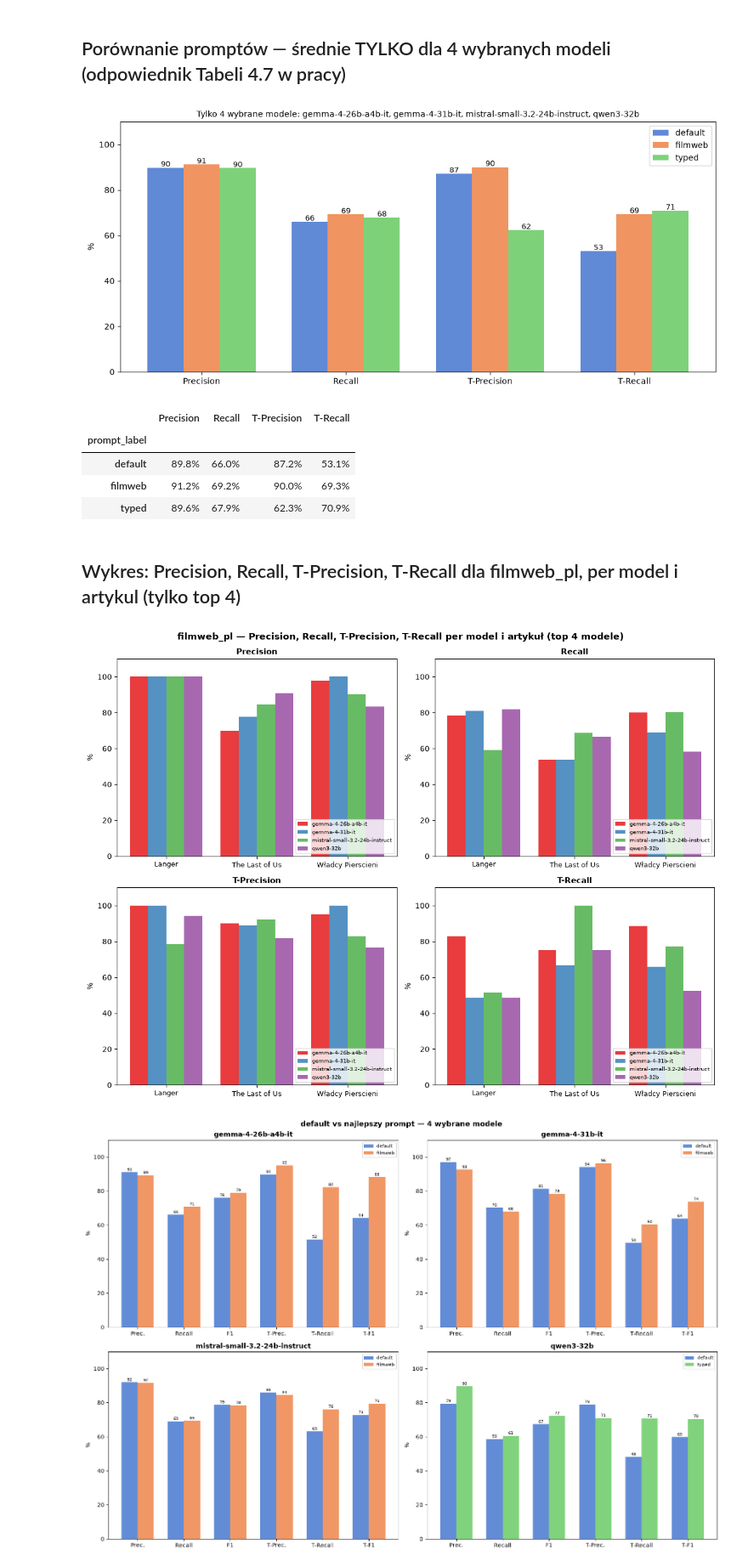
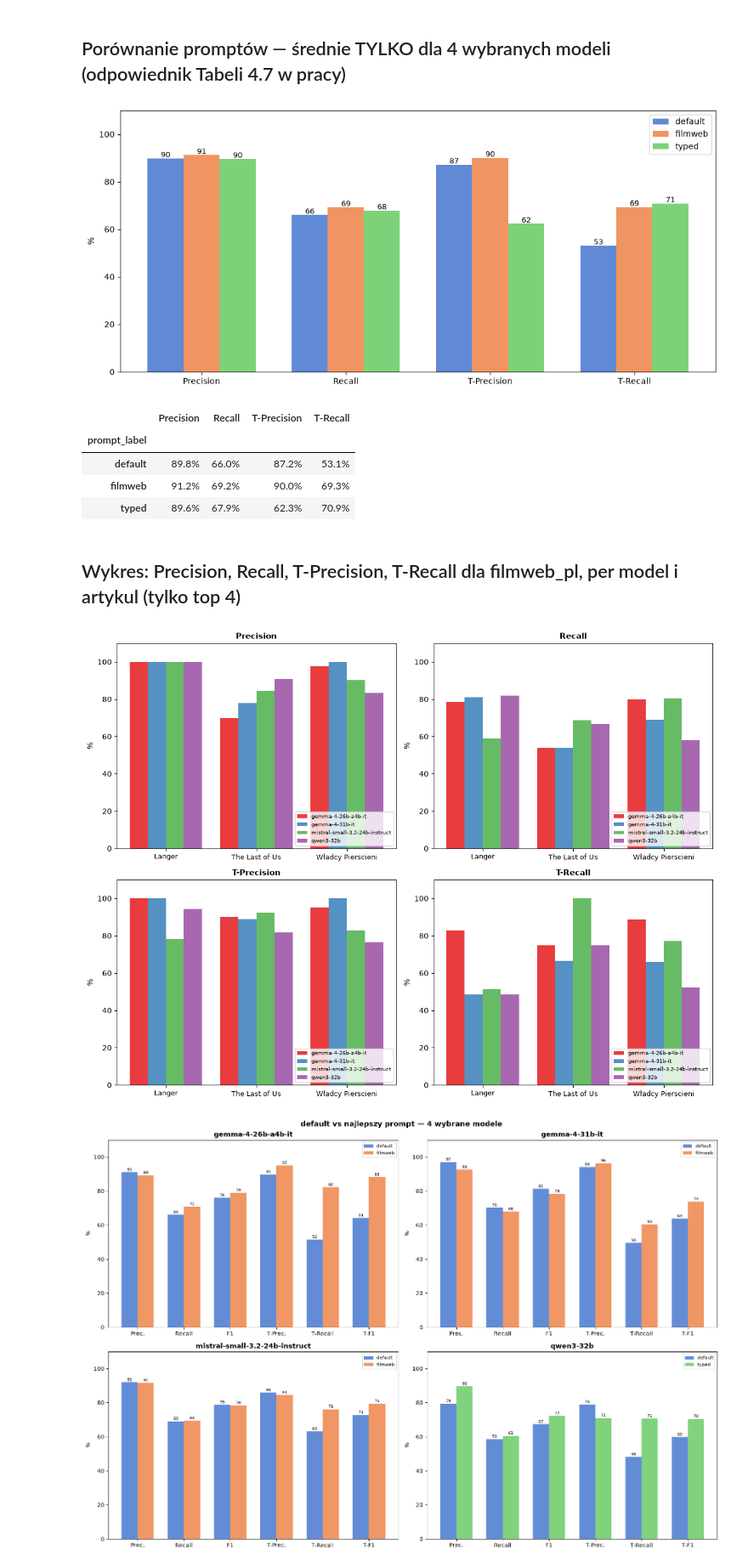
Before and after one commit to Rafal354/RAG-Knowledge-Graph-Builder, a Jupyter notebook: sql/a_steps/step_3_fine_tuning_prompt/analysis.ipynb, the cells around one changed output. Shown at 85% size. Drawn from its saved outputs; the diff is of its cells as text; code cells hidden in the pictures.

```diff
--- a/sql/a_steps/step_3_fine_tuning_prompt/analysis.ipynb
+++ b/sql/a_steps/step_3_fine_tuning_prompt/analysis.ipynb
@@ -827,8 +827,8 @@ ax.set_xticks(x)
 ax.set_xticklabels(xlabels4)
 ax.set_ylabel("%")
 ax.set_ylim(0, 110)
-ax.set_title("Tylko 4 wybrane modele: gemma-4-26b-a4b-it, gemma-4-31b-it, mistral-small-3.2-24b-instruct, qwen3-32b",
-             fontsize=10)
+# ax.set_title("Tylko 4 wybrane modele: gemma-4-26b-a4b-it, gemma-4-31b-it, mistral-small-3.2-24b-instruct, qwen3-32b",
+#              fontsize=10)
 ax.legend()
 fig.tight_layout()
 plt.show()
@@ -840,7 +840,7 @@ display(
     .format("{:.1f}%")
 )
 # %% [output]
-[figure, old version]
+[figure, new version]
 |  | Precision | Recall | T-Precision | T-Recall |
 | prompt_label |  |  |  |  |
 | default | 89.8% | 66.0% | 87.2% | 53.1% |
@@ -863,36 +863,36 @@ ARTICLE_LABELS = {
     "Wladcy Pierscieni Pierscienie Wladzy nowi aktorzy": "Władcy Pierscieni",
 }
 
 df4_fw = df4[df4["prompt_label"] == "filmweb"].copy()
 articles4 = sorted(df4_fw["title_short"].unique())
 articles4_labels = [ARTICLE_LABELS.get(a, a) for a in articles4]
 
 fig, axes = plt.subplots(2, 2, figsize=(12, 9))
 axes = axes.flatten()
 
 x = np.arange(len(articles4))
 w = 0.2
 
 for ax, metric, mlabel in zip(axes, metrics4c, mlabels4c):
     for i, model in enumerate(TOP4):
         vals = []
         for art in articles4:
             row = df4_fw[(df4_fw["model_short"] == model) & (df4_fw["title_short"] == art)]
             vals.append(row.iloc[0][metric] * 100 if len(row) else float("nan"))
         ax.bar(x + (i - 1.5) * w, vals, w, label=model, color=MODEL_COLORS4[model], alpha=0.85)
     ax.set_xticks(x)
     ax.set_xticklabels(articles4_labels, fontsize=9)
     ax.set_ylim(0, 110)
     ax.set_ylabel("%")
     ax.set_title(mlabel, fontsize=11, fontweight="bold")
     ax.legend(fontsize=7, loc="lower right")
 
-fig.suptitle("filmweb_pl — Precision, Recall, T-Precision, T-Recall per model i artykuł (top 4 modele)",
-             fontsize=12, fontweight="bold")
+# fig.suptitle("filmweb_pl — Precision, Recall, T-Precision, T-Recall per model i artykuł (top 4 modele)",
+#              fontsize=12, fontweight="bold")
 fig.tight_layout()
 plt.show()
 # %% [output]
-[figure, old version]
+[figure, new version]
 # %%
 # ── 2. Wykres: default vs best prompt — wszystkie metryki ────────────────────
 metrics6 = ["precision", "recall", "f1", "t_precision", "t_recall", "t_f1"]
```
Also changed, not shown: 5 other files.
